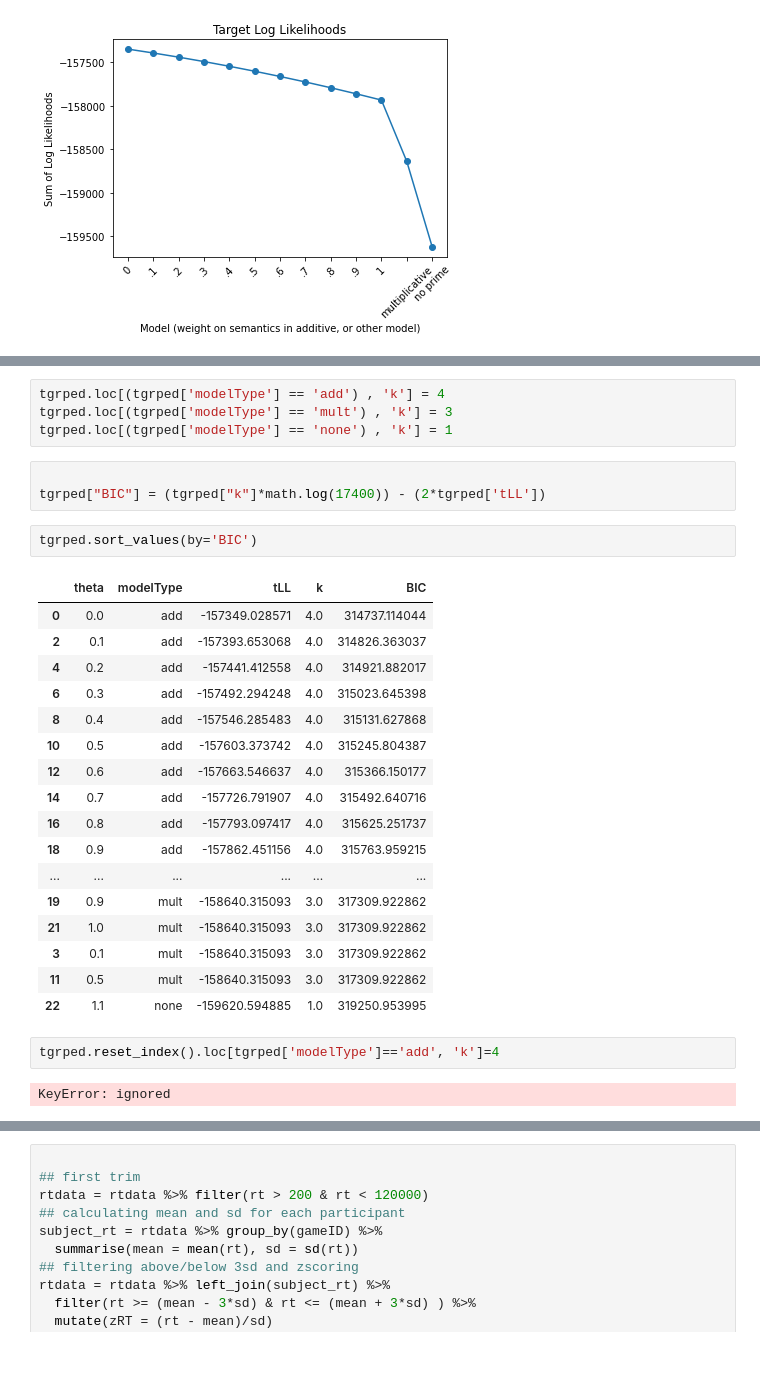
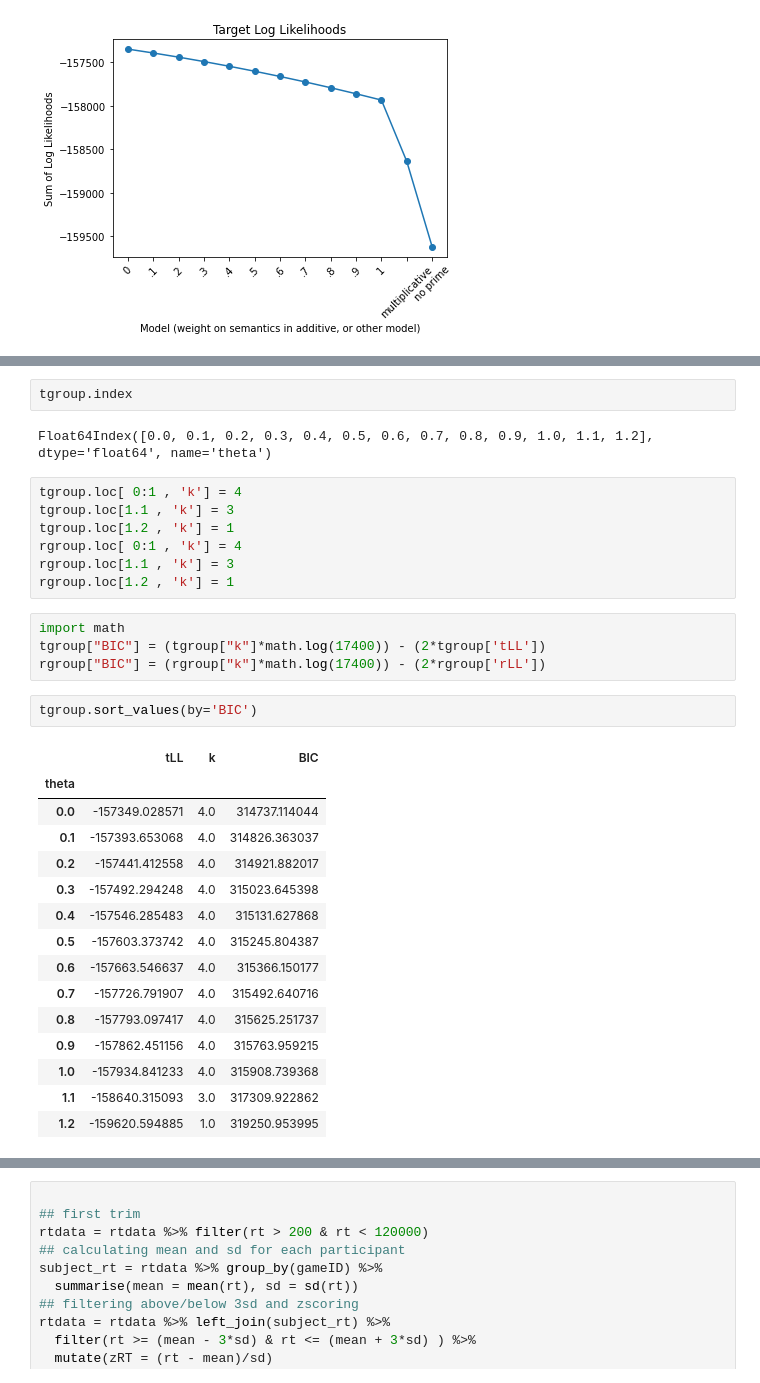
Before and after one commit to abhilasha-kumar/modeling-lexical-retrieval, a Jupyter notebook: LexicalRetrieval.ipynb, the cells around one changed output, grey strips where cells are left out. Drawn from its saved outputs; the diff is of its cells as text; blank space fills up the shorter version.

```diff
--- a/LexicalRetrieval.ipynb
+++ b/LexicalRetrieval.ipynb
@@ -1234,31 +1225,33 @@ for index, row in tgrped.iterrows():
-# %%
-tgrped.loc[(tgrped['modelType'] == 'add') , 'k'] = 4
-tgrped.loc[(tgrped['modelType'] == 'mult') , 'k'] = 3
-tgrped.loc[(tgrped['modelType'] == 'none') , 'k'] = 1
-# %%
-
-tgrped["BIC"] = (tgrped["k"]*math.log(17400)) - (2*tgrped['tLL'])
+# %%
+tgroup.index
+# %% [output]
+Float64Index([0.0, 0.1, 0.2, 0.3, 0.4, 0.5, 0.6, 0.7, 0.8, 0.9, 1.0, 1.1, 1.2], dtype='float64', name='theta')
+# %%
+tgroup.loc[ 0:1 , 'k'] = 4
+tgroup.loc[1.1 , 'k'] = 3
+tgroup.loc[1.2 , 'k'] = 1
+rgroup.loc[ 0:1 , 'k'] = 4
+rgroup.loc[1.1 , 'k'] = 3
+rgroup.loc[1.2 , 'k'] = 1
+# %%
+import math
+tgroup["BIC"] = (tgroup["k"]*math.log(17400)) - (2*tgroup['tLL'])
+rgroup["BIC"] = (rgroup["k"]*math.log(17400)) - (2*rgroup['rLL'])
 # %%
-tgrped.sort_values(by='BIC')
+tgroup.sort_values(by='BIC')
 # %% [output]
-|  | theta | modelType | tLL | k | BIC |
-| 0 | 0.0 | add | -157349.028571 | 4.0 | 314737.114044 |
-| 2 | 0.1 | add | -157393.653068 | 4.0 | 314826.363037 |
-| 4 | 0.2 | add | -157441.412558 | 4.0 | 314921.882017 |
-| 6 | 0.3 | add | -157492.294248 | 4.0 | 315023.645398 |
-| 8 | 0.4 | add | -157546.285483 | 4.0 | 315131.627868 |
-| 10 | 0.5 | add | -157603.373742 | 4.0 | 315245.804387 |
-| 12 | 0.6 | add | -157663.546637 | 4.0 | 315366.150177 |
-| 14 | 0.7 | add | -157726.791907 | 4.0 | 315492.640716 |
-| 16 | 0.8 | add | -157793.097417 | 4.0 | 315625.251737 |
-| 18 | 0.9 | add | -157862.451156 | 4.0 | 315763.959215 |
-| ... | ... | ... | ... | ... | ... |
-| 19 | 0.9 | mult | -158640.315093 | 3.0 | 317309.922862 |
-| 21 | 1.0 | mult | -158640.315093 | 3.0 | 317309.922862 |
-| 3 | 0.1 | mult | -158640.315093 | 3.0 | 317309.922862 |
-| 11 | 0.5 | mult | -158640.315093 | 3.0 | 317309.922862 |
-| 22 | 1.1 | none | -159620.594885 | 1.0 | 319250.953995 |
+|  | tLL | k | BIC |
+| theta |  |  |  |
+| 0.0 | -157349.028571 | 4.0 | 314737.114044 |
+| 0.1 | -157393.653068 | 4.0 | 314826.363037 |
+| 0.2 | -157441.412558 | 4.0 | 314921.882017 |
+| 0.3 | -157492.294248 | 4.0 | 315023.645398 |
+| 0.4 | -157546.285483 | 4.0 | 315131.627868 |
+| 0.5 | -157603.373742 | 4.0 | 315245.804387 |
+| 0.6 | -157663.546637 | 4.0 | 315366.150177 |
+| 0.7 | -157726.791907 | 4.0 | 315492.640716 |
+| 0.8 | -157793.097417 | 4.0 | 315625.251737 |
+| 0.9 | -157862.451156 | 4.0 | 315763.959215 |
+| 1.0 | -157934.841233 | 4.0 | 315908.739368 |
+| 1.1 | -158640.315093 | 3.0 | 317309.922862 |
+| 1.2 | -159620.594885 | 1.0 | 319250.953995 |
-# %%
-tgrped.reset_index().loc[tgrped['modelType']=='add', 'k']=4
-# %% [output]
-KeyError: ignored
```
Also changed, not shown: parts of 7 cells of this notebook.
